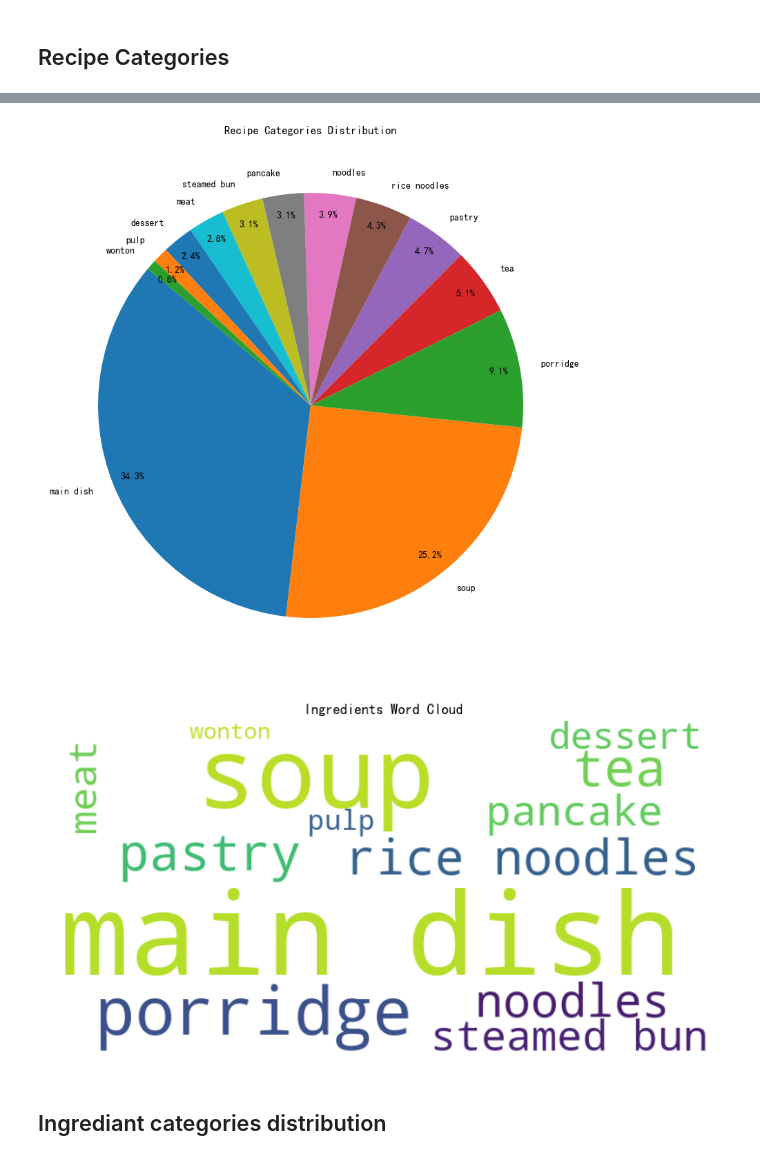
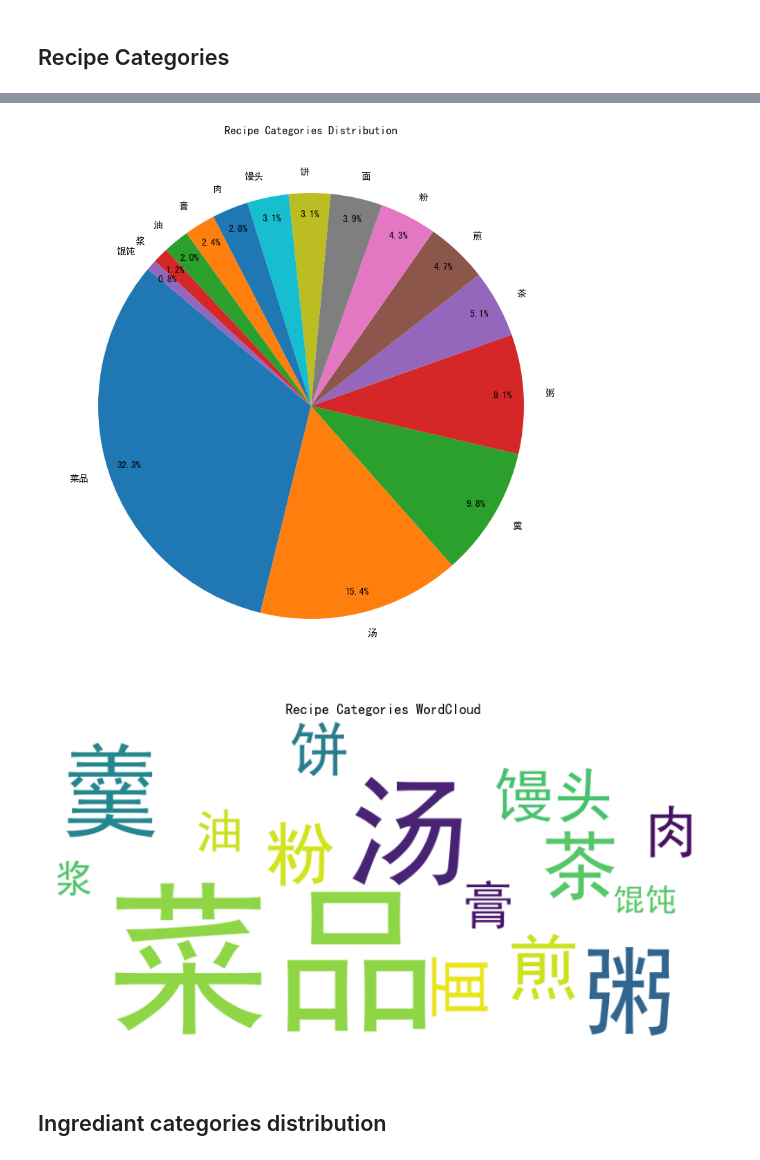
Before and after one commit to changchuntzu0618/DH405-CookingBook, a Jupyter notebook: DA_category_ingredientcategory_ingredient.ipynb, the cells around one changed output, grey strips where cells are left out. Drawn from its saved outputs; the diff is of its cells as text; code cells hidden in the pictures.

```diff
--- a/DA_category_ingredientcategory_ingredient.ipynb
+++ b/DA_category_ingredientcategory_ingredient.ipynb
@@ -10,7 +11,7 @@ import jieba
 # %% [markdown]
 ## Recipe Categories
 # %%
-data_folder = './categories/'
+data_folder = './categorize/'
 categories_df = pd.read_csv(data_folder + 'categories.csv')
 categories_df
 # %% [output]
@@ -29,4 +30,7 @@ categories_df
 254 rows × 2 columns
+# %%
+plt.rcParams['font.family'] = ['sans-serif']
+plt.rcParams['font.sans-serif'] = ['SimHei']
 # %%
 # count frequency
 categories_count = categories_df['category'].explode().value_counts()
@@ -37,18 +41,18 @@ plt.pie(categories_count, labels=categories_count.index, autopct='%1.1f%%', star
 plt.title('Recipe Categories Distribution')
 plt.show()
 # %% [output]
-[figure, old version]
+[figure, new version]
 # %%
 # wordcloud
-wordcloud = WordCloud(width=800, height=400, background_color='white').generate_from_frequencies(categories_count)
+wordcloud = WordCloud(width=800, height=400, background_color='white',font_path='font/simhei.ttf').generate_from_frequencies(categories_count)
 
 plt.figure(figsize=(10, 6))
 plt.imshow(wordcloud, interpolation='bilinear')
 plt.axis('off')
 plt.title('Recipe Categories WordCloud')
 plt.show()
 # %% [output]
-[figure, old version]
+[figure, new version]
 # %% [markdown]
 ## Ingrediant categories distribution
 # %%
```
Also changed, not shown: parts of 6 cells of this notebook.
